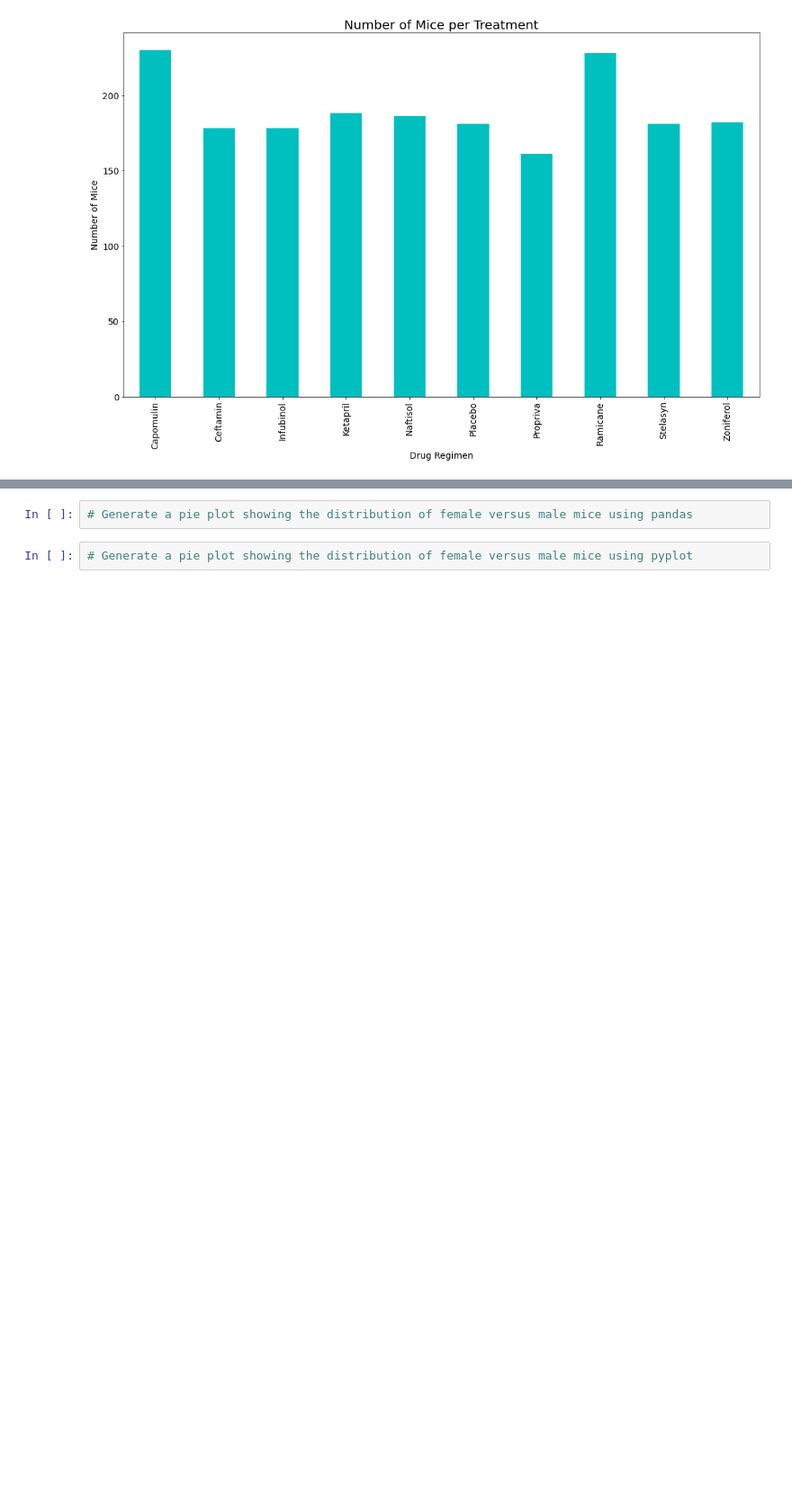
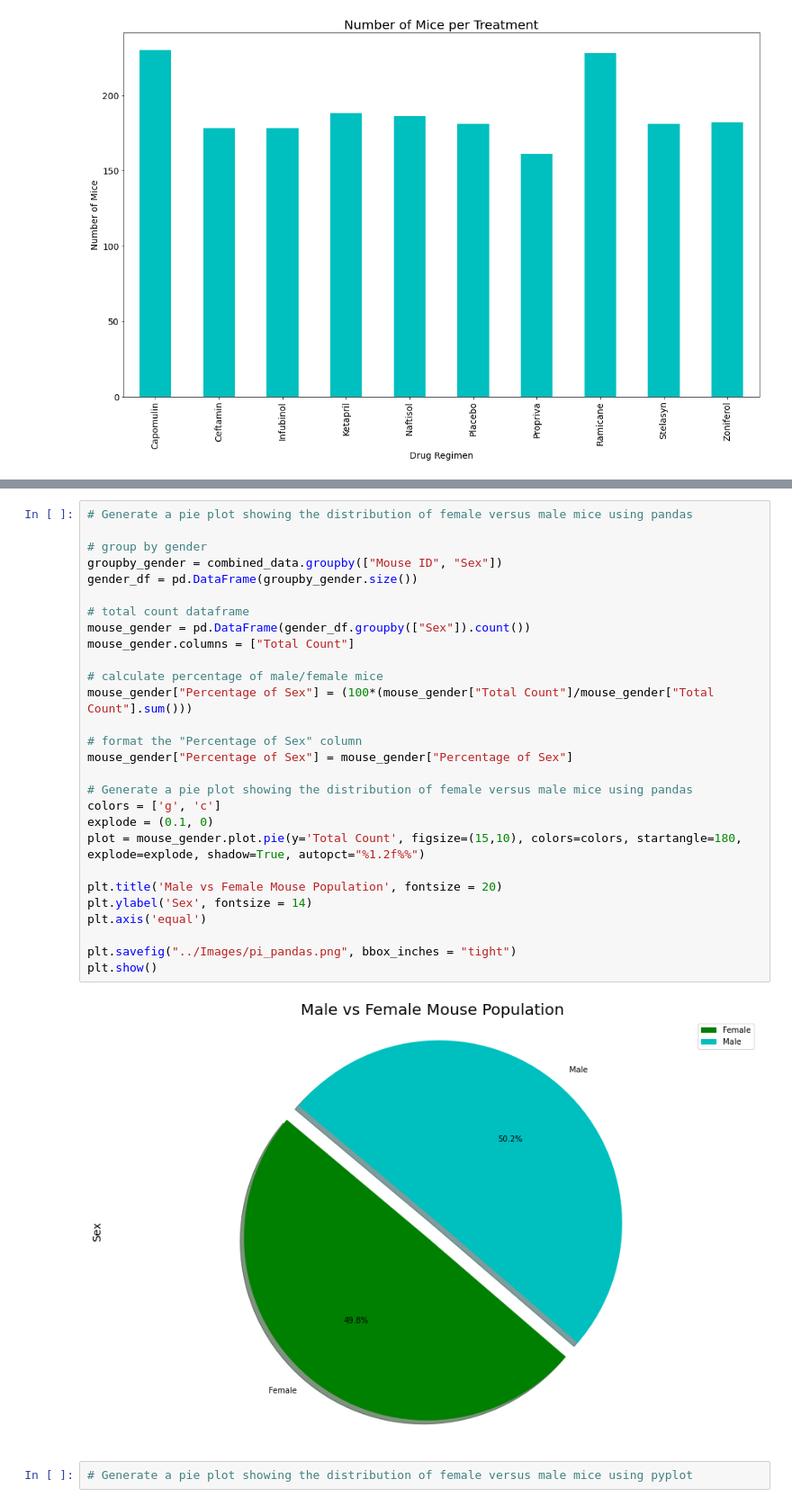
Before and after one commit to PuckishKnave/matplotlib-challenge, a Jupyter notebook: Pymaceuticals/pymaceuticals_starter.ipynb, the cells around one changed output, grey strips where cells are left out. Shown at 90% size. Drawn from its saved outputs; the diff is of its cells as text; blank space fills up the shorter version.

Commit message:
added gender pie chart (pandas)

```diff
--- a/Pymaceuticals/pymaceuticals_starter.ipynb
+++ b/Pymaceuticals/pymaceuticals_starter.ipynb
@@ -128,5 +131,33 @@ plt.savefig("../Images/plt_mice_per_treat.png", bbox_inches="tight")
-# %%
-# Generate a pie plot showing the distribution of female versus male mice using pandas
+# %%
+# Generate a pie plot showing the distribution of female versus male mice using pandas
+
+# group by gender
+groupby_gender = combined_data.groupby(["Mouse ID", "Sex"])
+gender_df = pd.DataFrame(groupby_gender.size())
+
+# total count dataframe
+mouse_gender = pd.DataFrame(gender_df.groupby(["Sex"]).count())
+mouse_gender.columns = ["Total Count"]
+
+# calculate percentage of male/female mice
+mouse_gender["Percentage of Sex"] = (100*(mouse_gender["Total Count"]/mouse_gender["Total Count"].sum()))
+
+# format the "Percentage of Sex" column
+mouse_gender["Percentage of Sex"] = mouse_gender["Percentage of Sex"]
+
+# Generate a pie plot showing the distribution of female versus male mice using pandas
+colors = ['g', 'c']
+explode = (0.1, 0)
+plot = mouse_gender.plot.pie(y='Total Count', figsize=(15,10), colors=colors, startangle=180, explode=explode, shadow=True, autopct="%1.2f%%")
+
+plt.title('Male vs Female Mouse Population', fontsize = 20)
+plt.ylabel('Sex', fontsize = 14)
+plt.axis('equal')
+
+plt.savefig("../Images/pi_pandas.png", bbox_inches = "tight")
+plt.show()
+# %% [output]
+[figure, added]
 # %%
 # Generate a pie plot showing the distribution of female versus male mice using pyplot
 # %% [markdown]
```
Also changed, not shown: parts of 2 cells of this notebook, 2 other files.
